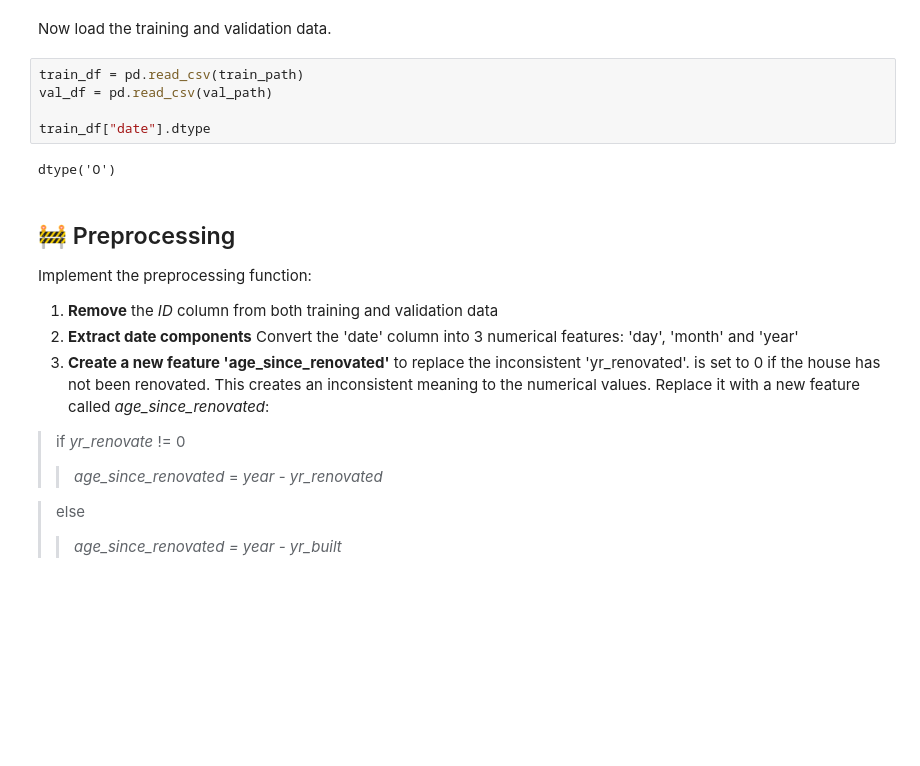
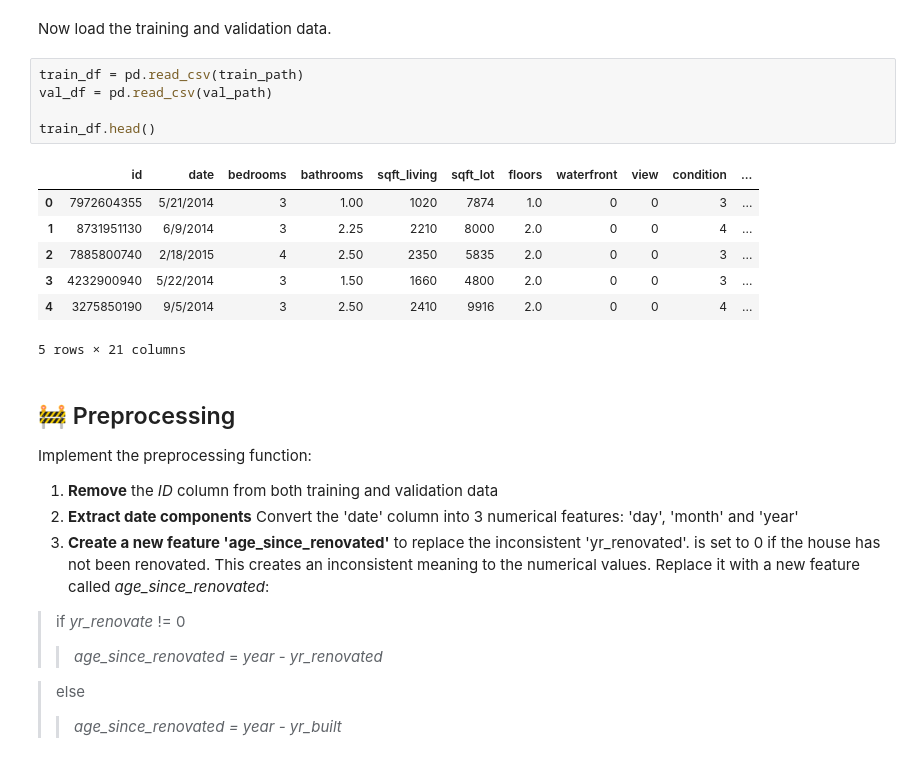
Before and after one commit to Magraz/ml-class, a Jupyter notebook: HW2/IA1_2025.ipynb, the cells around one changed output. Drawn from its saved outputs; the diff is of its cells as text; blank space fills up the shorter version.

```diff
--- a/HW2/IA1_2025.ipynb
+++ b/HW2/IA1_2025.ipynb
@@ -58,10 +58,16 @@ Now load the training and validation data.
 # %%
 train_df = pd.read_csv(train_path)
 val_df = pd.read_csv(val_path)
 
-train_df["date"].dtype
+train_df.head()
 # %% [output]
+|  | id | date | bedrooms | bathrooms | sqft_living | sqft_lot | floors | waterfront | view | condition | ... |
+| 0 | 7972604355 | 5/21/2014 | 3 | 1.00 | 1020 | 7874 | 1.0 | 0 | 0 | 3 | ... |
+| 1 | 8731951130 | 6/9/2014 | 3 | 2.25 | 2210 | 8000 | 2.0 | 0 | 0 | 4 | ... |
+| 2 | 7885800740 | 2/18/2015 | 4 | 2.50 | 2350 | 5835 | 2.0 | 0 | 0 | 3 | ... |
+| 3 | 4232900940 | 5/22/2014 | 3 | 1.50 | 1660 | 4800 | 2.0 | 0 | 0 | 3 | ... |
+| 4 | 3275850190 | 9/5/2014 | 3 | 2.50 | 2410 | 9916 | 2.0 | 0 | 0 | 4 | ... |
-dtype('O')
+5 rows × 21 columns
 # %% [markdown]
 ## 🚧 Preprocessing
 Implement the preprocessing function:
```
Also changed, not shown: parts of 4 cells of this notebook.
